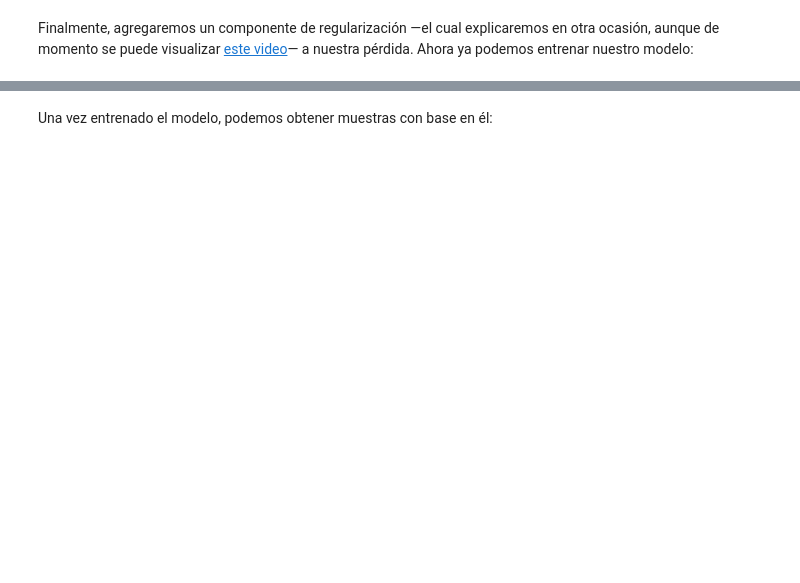
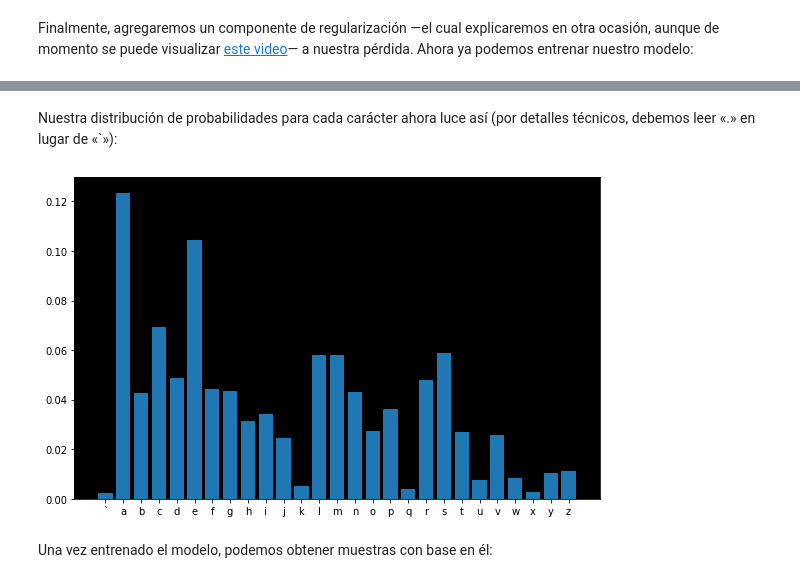
Before and after one commit to DanteNoguez/dantenoguez.github.io, a Jupyter notebook: ensayos/_build/jupyter_execute/notebooks/alfa/hacedor.ipynb, the cells around one changed output, grey strips where cells are left out. Cells and saved outputs as stored; diff of their text form; code cells hidden in the pictures; blank space fills up the shorter version.

```diff
--- a/ensayos/_build/jupyter_execute/notebooks/alfa/hacedor.ipynb
+++ b/ensayos/_build/jupyter_execute/notebooks/alfa/hacedor.ipynb
@@ -687,3 +691,12 @@ for i in range(20):
+# %% [markdown]
+Nuestra distribución de probabilidades para cada carácter ahora luce así (por detalles técnicos, debemos leer «.» en lugar de «`»):
+# %%
+fig, ax = plt.subplots(figsize=(8, 5))
+ax.bar(list(map(chr, range(96, 123))), probs[0].data)
+ax.set_facecolor('black')
+plt.tight_layout();
+# %% [output]
+[figure, added]
 # %% [markdown]
 Una vez entrenado el modelo, podemos obtener muestras con base en él:
 # %%
```
Also changed, not shown: parts of 24 cells of this notebook, 24 other files.
